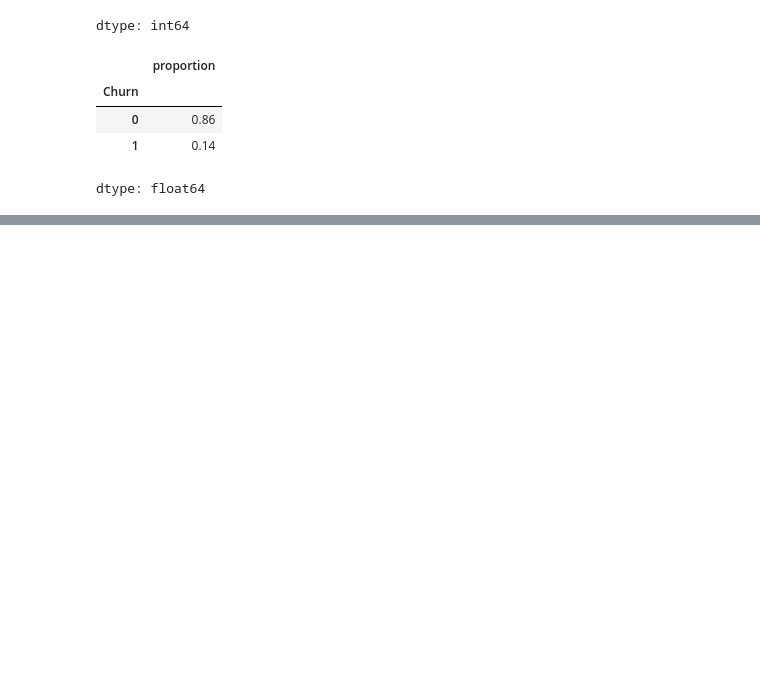
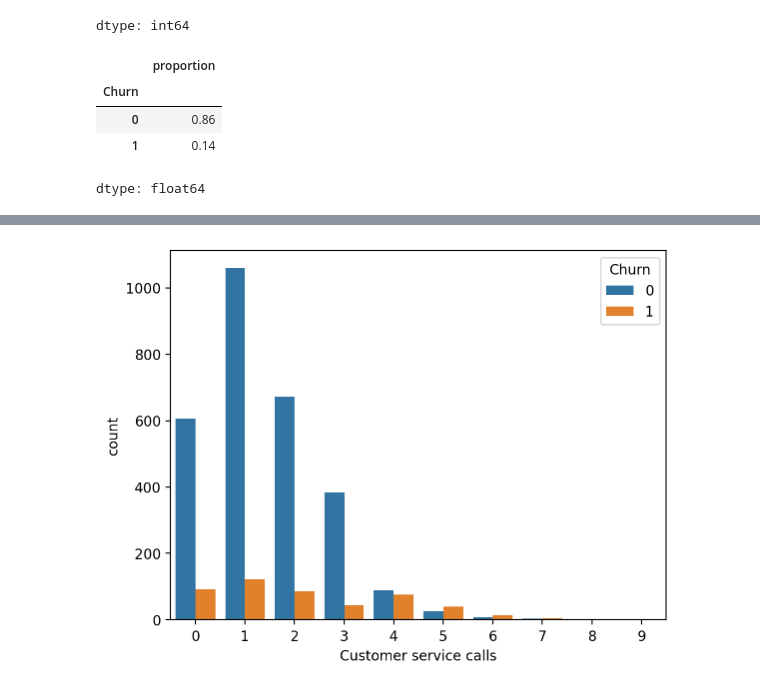
Before and after one commit to tartam1/IT545, a Jupyter notebook: Comprehensive_Assignment_2_Tartamella.ipynb, the cells around one changed output, grey strips where cells are left out. Cells and saved outputs as stored; diff of their text form; code cells hidden in the pictures; blank space fills up the shorter version.

```diff
--- a/Comprehensive_Assignment_2_Tartamella.ipynb
+++ b/Comprehensive_Assignment_2_Tartamella.ipynb
@@ -164,0 +421,5 @@ df.sort_values(by=["Churn", "Total day charge"], ascending=[True, False]).head()
+# %%
+# show the plot
+sns.countplot(x="Customer service calls", hue="Churn", data=df);
+# %% [output]
+[figure, added]
```
Also changed, not shown: parts of 40 cells of this notebook.
